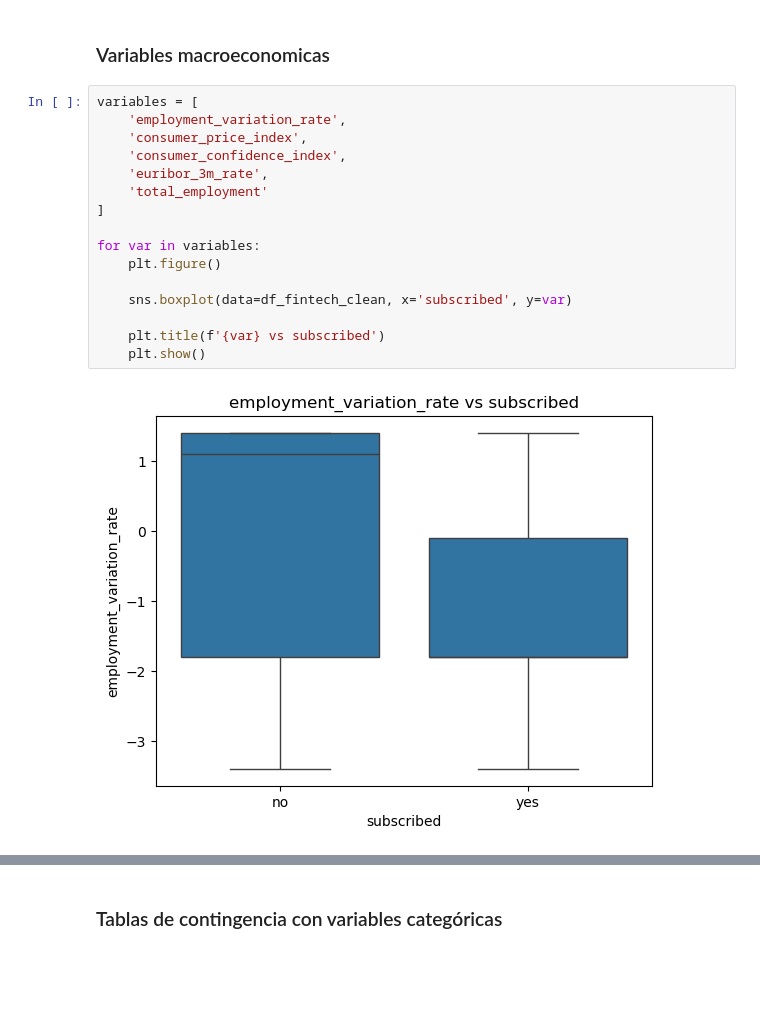
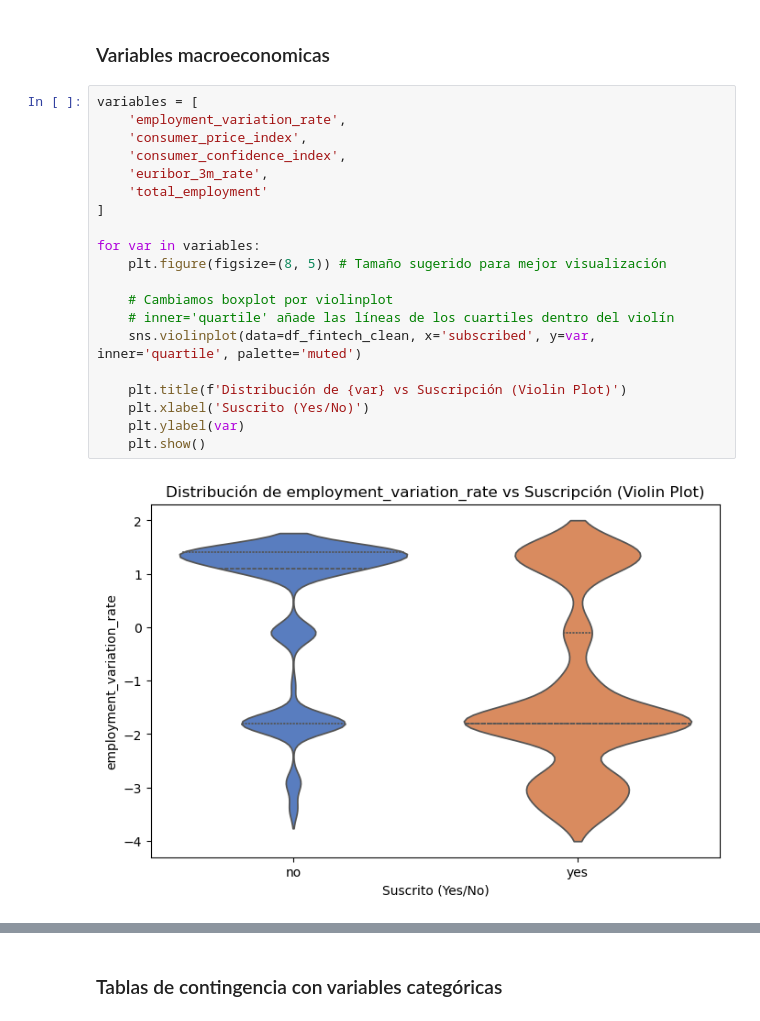
Before and after one commit to diegoperales065/marketing_analysis_fintech, a Jupyter notebook: notebooks/tarea_1_notebook.ipynb, the cells around one changed output, grey strips where cells are left out. Drawn from its saved outputs; the diff is of its cells as text; blank space fills up the shorter version.

Commit message:
Añadí diagramas de violin para una mejor visualzacion

```diff
--- a/notebooks/tarea_1_notebook.ipynb
+++ b/notebooks/tarea_1_notebook.ipynb
@@ -473,18 +473,22 @@ pd.crosstab(df_fintech_clean[variable_independiente],
 # %%
 variables = [
     'employment_variation_rate',
     'consumer_price_index',
     'consumer_confidence_index',
     'euribor_3m_rate',
     'total_employment'
 ]
 
 for var in variables:
-    plt.figure()
+    plt.figure(figsize=(8, 5)) # Tamaño sugerido para mejor visualización
 
-    sns.boxplot(data=df_fintech_clean, x='subscribed', y=var)
+    # Cambiamos boxplot por violinplot
+    # inner='quartile' añade las líneas de los cuartiles dentro del violín
+    sns.violinplot(data=df_fintech_clean, x='subscribed', y=var, inner='quartile', palette='muted')
 
-    plt.title(f'{var} vs subscribed')
+    plt.title(f'Distribución de {var} vs Suscripción (Violin Plot)')
+    plt.xlabel('Suscrito (Yes/No)')
+    plt.ylabel(var)
     plt.show()
 # %% [output]
-[figure, old version]
+[figure, new version]
```
Also changed, not shown: parts of 3 cells of this notebook.
